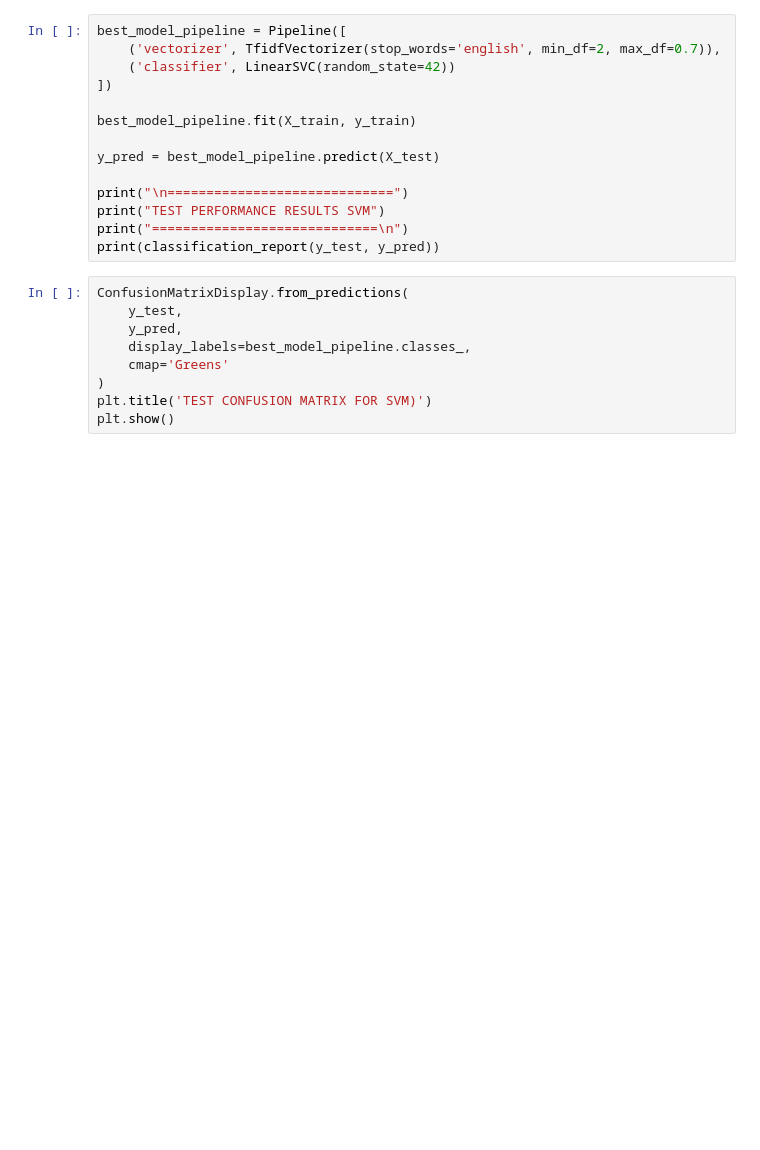
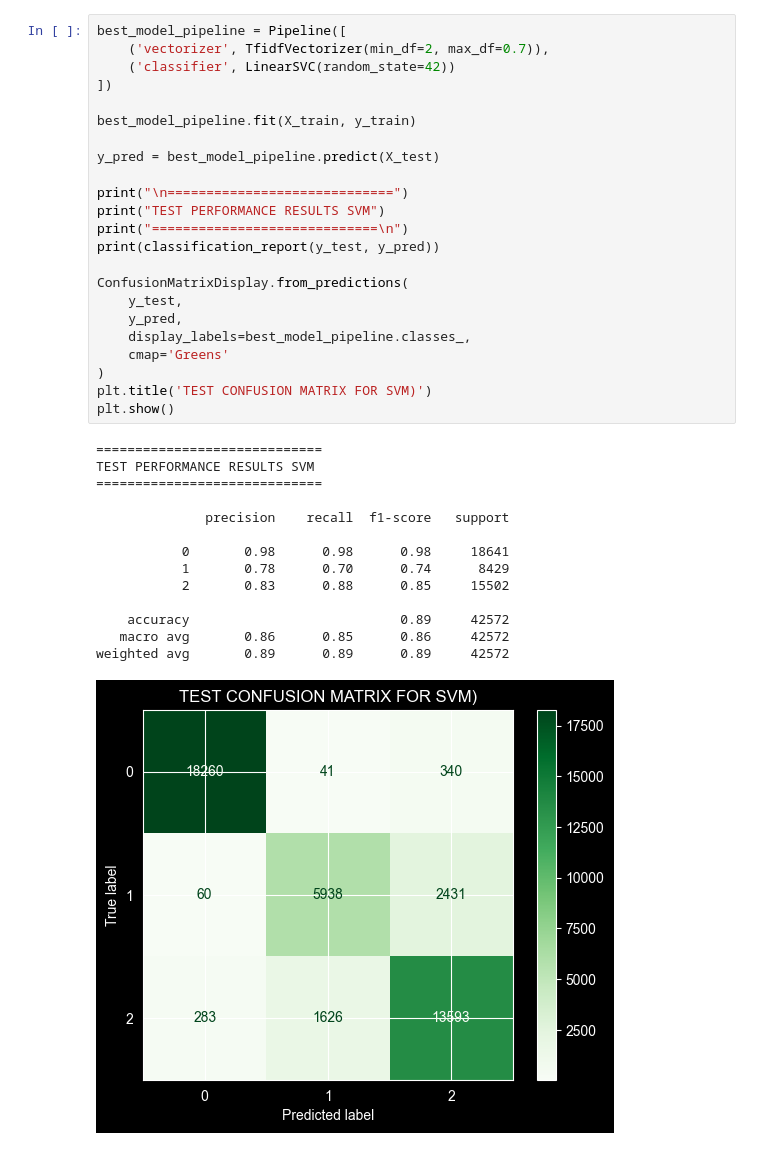
Before and after one commit to BrunoM6/Y1S2-NLP, a Jupyter notebook: project.ipynb, the cells around one changed output. Cells and saved outputs as stored; diff of their text form; blank space fills up the shorter version.

```diff
--- a/project.ipynb
+++ b/project.ipynb
@@ -607,23 +523,38 @@ Decision Tree         0.929 ﷿﷿ 0.001
 # %%
 best_model_pipeline = Pipeline([
-    ('vectorizer', TfidfVectorizer(stop_words='english', min_df=2, max_df=0.7)),
+    ('vectorizer', TfidfVectorizer(min_df=2, max_df=0.7)),
     ('classifier', LinearSVC(random_state=42))
 ])
 
 best_model_pipeline.fit(X_train, y_train)
 
 y_pred = best_model_pipeline.predict(X_test)
 
 print("\n=============================")
 print("TEST PERFORMANCE RESULTS SVM")
 print("=============================\n")
 print(classification_report(y_test, y_pred))
+
+ConfusionMatrixDisplay.from_predictions(
+    y_test,
+    y_pred,
+    display_labels=best_model_pipeline.classes_,
+    cmap='Greens'
+)
+plt.title('TEST CONFUSION MATRIX FOR SVM)')
+plt.show()
+# %% [output]
+=============================
+TEST PERFORMANCE RESULTS SVM
+=============================
+
+              precision    recall  f1-score   support
+
+           0       0.98      0.98      0.98     18641
+           1       0.78      0.70      0.74      8429
+           2       0.83      0.88      0.85     15502
+
+    accuracy                           0.89     42572
+   macro avg       0.86      0.85      0.86     42572
+weighted avg       0.89      0.89      0.89     42572
+[figure, added]
-# %%
-ConfusionMatrixDisplay.from_predictions(
-    y_test,
-    y_pred,
-    display_labels=best_model_pipeline.classes_,
-    cmap='Greens'
-)
-plt.title('TEST CONFUSION MATRIX FOR SVM)')
-plt.show()
```
Also changed, not shown: parts of 31 cells of this notebook.
